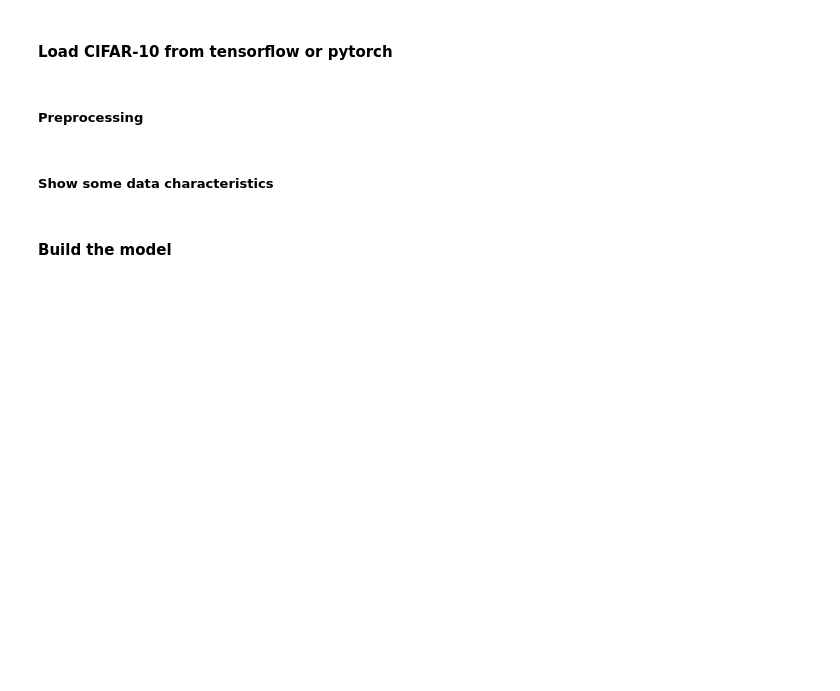
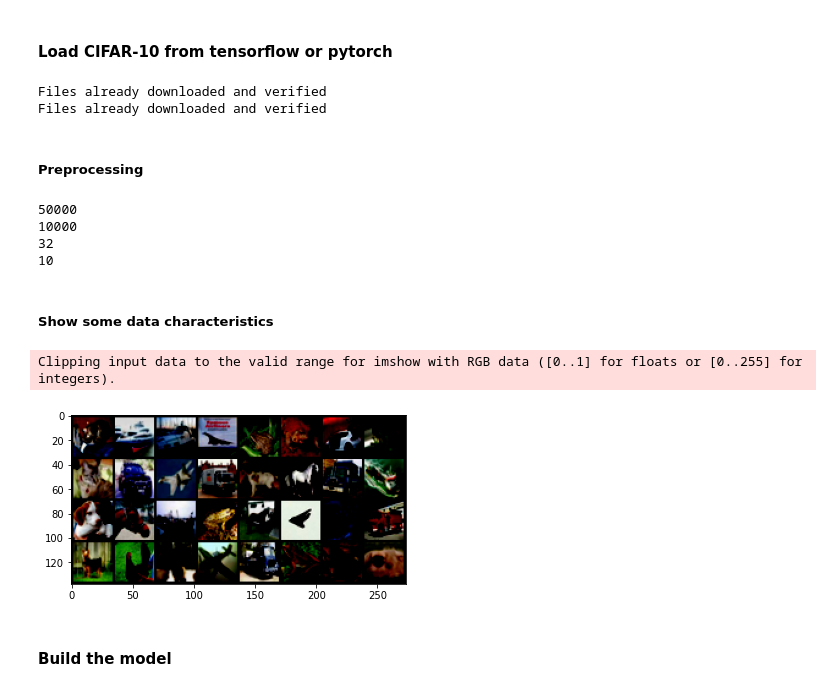
Before and after one commit to Yarlermanden/AML, a Jupyter notebook: exercises/w04_cnn_regularization_transferlearning/w04_cnn_cifar_pytorch.ipynb, the cells around one changed output. Saved outputs shown, nothing was run; the diff lists cells and outputs as text; code cells hidden in the pictures; blank space fills up the shorter version.

```diff
--- a/exercises/w04_cnn_regularization_transferlearning/w04_cnn_cifar_pytorch.ipynb
+++ b/exercises/w04_cnn_regularization_transferlearning/w04_cnn_cifar_pytorch.ipynb
@@ -39,7 +40,46 @@ testset = torchvision.datasets.CIFAR10(root='./data', train=False,
                                        download=True, transform=transform)
 testloader = torch.utils.data.DataLoader(testset, batch_size=1,
                                          shuffle=False, num_workers=2)
+
+classes = ('plane', 'car', 'bird', 'cat', 'deer', 'dog', 'frog', 'horse', 'ship', 'truck')
+# %% [output]
+Files already downloaded and verified
+Files already downloaded and verified
 # %% [markdown]
 ##### Preprocessing
+# %%
+print(len(trainset))
+print(len(testset))
+img_size = trainloader.dataset.data.shape[1]
+print(img_size)
+#class_out = trainloader.dataset.classes.unique().size()[0]
+class_out = len(set(trainloader.dataset.targets))
+print(class_out)
+# %% [output]
+50000
+10000
+32
+10
 # %% [markdown]
 ##### Show some data characteristics
+# %%
+NO_images = 32
+
+def imshow(img):
+    npimg = img.numpy()
+    plt.imshow(np.transpose(npimg, (1,2,0)))
+    plt.show()
+
+dataiter = iter(testloader)
+images = []
+for _ in range(NO_images):
+    image, label = next(dataiter)
+    image = torch.squeeze(image, 0)
+    images.append(image)
+
+images = torch.stack(images).cpu()
+
+imshow(torchvision.utils.make_grid(images))
+# %% [output]
+Clipping input data to the valid range for imshow with RGB data ([0..1] for floats or [0..255] for integers).
+[figure, added]
```
Also changed, not shown: parts of 21 cells of this notebook, 8 other files.
